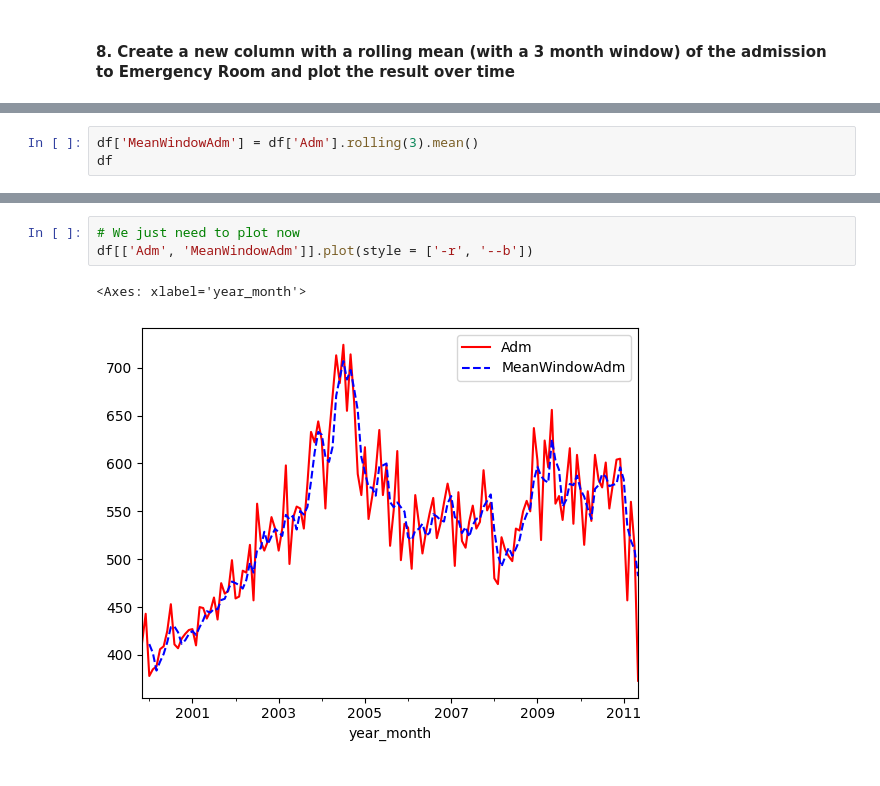
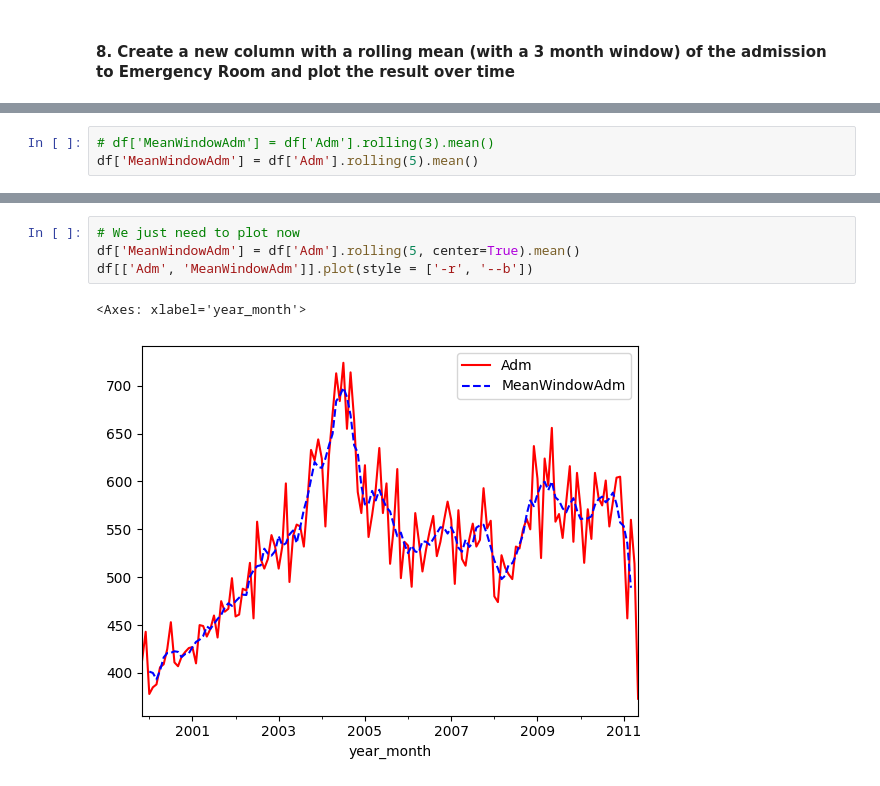
Before and after one commit to lrnv/inf-prof, a Jupyter notebook: 2_intro_to_panda/practical_correction.ipynb, the cells around one changed output, grey strips where cells are left out. Cells and saved outputs as stored; diff of their text form.

```diff
--- a/2_intro_to_panda/practical_correction.ipynb
+++ b/2_intro_to_panda/practical_correction.ipynb
@@ -958,3 +1015,3 @@ help(pd.DataFrame.rolling)
 # %%
-df['MeanWindowAdm'] = df['Adm'].rolling(3).mean()
-df
+# df['MeanWindowAdm'] = df['Adm'].rolling(3).mean()
+df['MeanWindowAdm'] = df['Adm'].rolling(5).mean()
@@ -976,6 +1018,7 @@ df
 # %%
 # We just need to plot now
+df['MeanWindowAdm'] = df['Adm'].rolling(5, center=True).mean()
 df[['Adm', 'MeanWindowAdm']].plot(style = ['-r', '--b'])
 # %% [output]
 <Axes: xlabel='year_month'>
-[figure, old version]
+[figure, new version]
```
Also changed, not shown: parts of 15 cells of this notebook, 3 other files.
